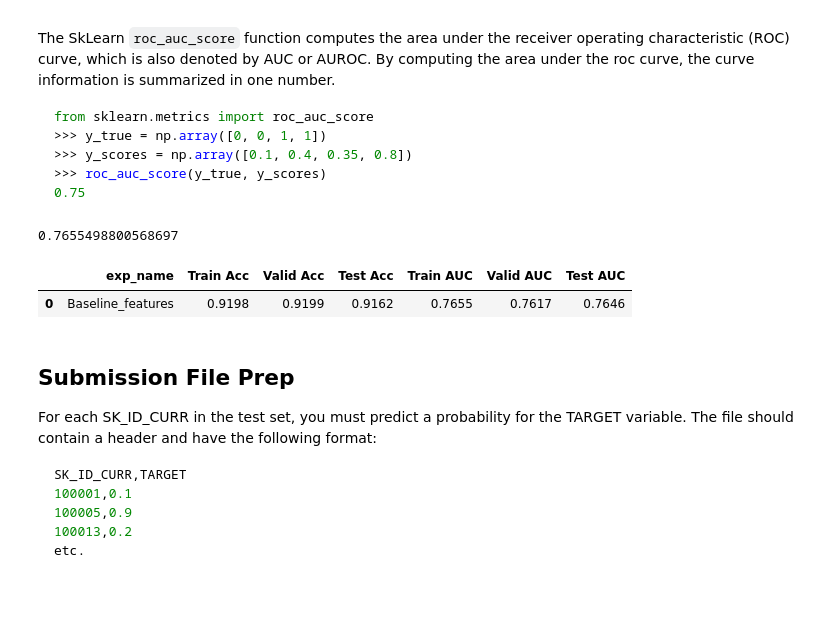
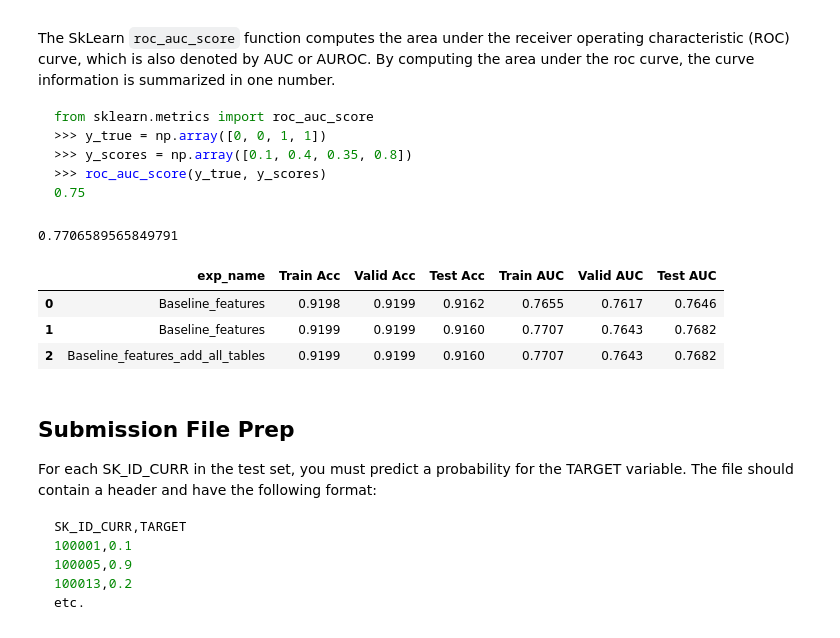
Before and after one commit to xgu1-ds/Machine-Learning-Home-Credit-Default-Risk-HCDR-, a Jupyter notebook: Phase-1/HCDR-Project_Phase_1_xin.ipynb, the cells around one changed output. Drawn from its saved outputs; the diff is of its cells as text; code cells hidden in the pictures; blank space fills up the shorter version.

````diff
--- a/Phase-1/HCDR-Project_Phase_1_xin.ipynb
+++ b/Phase-1/HCDR-Project_Phase_1_xin.ipynb
@@ -1387,10 +1525,4 @@ bub_feature_pipeline = Pipeline([
        ])
-# %%
-# Feature Engineering Pipeline for 'POS_CASH_balance'
-
-POS_CASH_balance_features = []
-pcb_feature_pipeline = Pipeline([
-       ])
 # %%
 # transform all the secondary tables
 
@@ -1400,9 +1532,7 @@ pcb_feature_pipeline = Pipeline([
 
     crecardbal_aggregated = crdbal_feature_pipeline.fit_transform(ccbDF)
 
-    bureau_aggregated = bu_feature_pipeline.fit_transform(buDF)
-
-    bureauB_aggregated = bub_feature_pipeline.fit_transform(bubDF)
+    bureau_aggregated = bu_feature_pipeline.fit_transform(burDF,bur_b_DF)
 
     pcb_aggregated = pcb_feature_pipeline.fit_transform(pcbDF)
 # %% [markdown]
@@ -1415,8 +1545,9 @@ y=datasets["application_train"]["TARGET"]
 Pre_appsDF = datasets["previous_application"] #prev app
 instDF = datasets["installments_payments"]
 ccbDF = datasets['credit_card_balance']
-buDF = datasets['bureau']
-bubDF = datasets['bureau_balance']
+burDF = datasets['bureau']
+burbDF = datasets['bureau_balance']
+bur_burbDF=burDF.merge(burbDF,how='left', on='SK_ID_BUREAU')
 pcbDF = datasets['POS_CASH_balance']
 # %%
 # datasets["application_train"].drop(columns=["TARGET"])
@@ -1428,9 +1559,9 @@ def prepare_datasets(X):
         X=X.merge(prevApps_feature_pipeline.transform(Pre_appsDF), how='left', on='SK_ID_CURR')
         X=X.merge(instpmts_feature_pipeline.transform(instDF),how='left', on='SK_ID_CURR')
         X=X.merge(crdbal_feature_pipeline.transform(ccbDF),how='left', on='SK_ID_CURR')
-        #X=X.merge(bu_feature_pipeline.transform(buDF),how='left', on='SK_ID_CURR')
-        #X=X.merge(bub_feature_pipeline.transform(bubDF),how='left', on='SK_ID_CURR')
-        #X=X.merge(pcb_feature_pipeline.transform(pcbDF),how='left', on='SK_ID_CURR')
+
+        X=X.merge(bu_feature_pipeline.transform(bur_burbDF),how='left', on='SK_ID_CURR')
+        X=X.merge(pcb_feature_pipeline.transform(pcbDF),how='left', on='SK_ID_CURR')
 
         return X
 # %%
@@ -1594,23 +1725,25 @@ from sklearn.metrics import roc_auc_score
 ```
 # %%
 from sklearn.metrics import roc_auc_score
-roc_auc_score(y_train, model.predict_proba(prepared_X_train)[:, 1])
+roc_auc_score(y_train, model.predict_proba(X_train)[:, 1])
 # %% [output]
-0.7655498800568697
+0.7706589565849791
 # %%
-exp_name = f"Baseline_features"
+exp_name = f"Baseline_features_add_all_tables"
 expLog.loc[len(expLog)] = [f"{exp_name}"] + list(np.round(
                [accuracy_score(y_train, model.predict(X_train)),
                 accuracy_score(y_valid, model.predict(X_valid)),
                 accuracy_score(y_test, model.predict(X_test)),
                 roc_auc_score(y_train, model.predict_proba(X_train)[:, 1]),
                 roc_auc_score(y_valid, model.predict_proba(X_valid)[:, 1]),
                 roc_auc_score(y_test, model.predict_proba(X_test)[:, 1])],
     4))
 expLog
 # %% [output]
 |  | exp_name | Train Acc | Valid Acc | Test Acc | Train AUC | Valid AUC | Test AUC |
 | 0 | Baseline_features | 0.9198 | 0.9199 | 0.9162 | 0.7655 | 0.7617 | 0.7646 |
+| 1 | Baseline_features | 0.9199 | 0.9199 | 0.9160 | 0.7707 | 0.7643 | 0.7682 |
+| 2 | Baseline_features_add_all_tables | 0.9199 | 0.9199 | 0.9160 | 0.7707 | 0.7643 | 0.7682 |
 # %% [markdown]
 ## Submission File Prep
 
````
Also changed, not shown: parts of 33 cells of this notebook.
